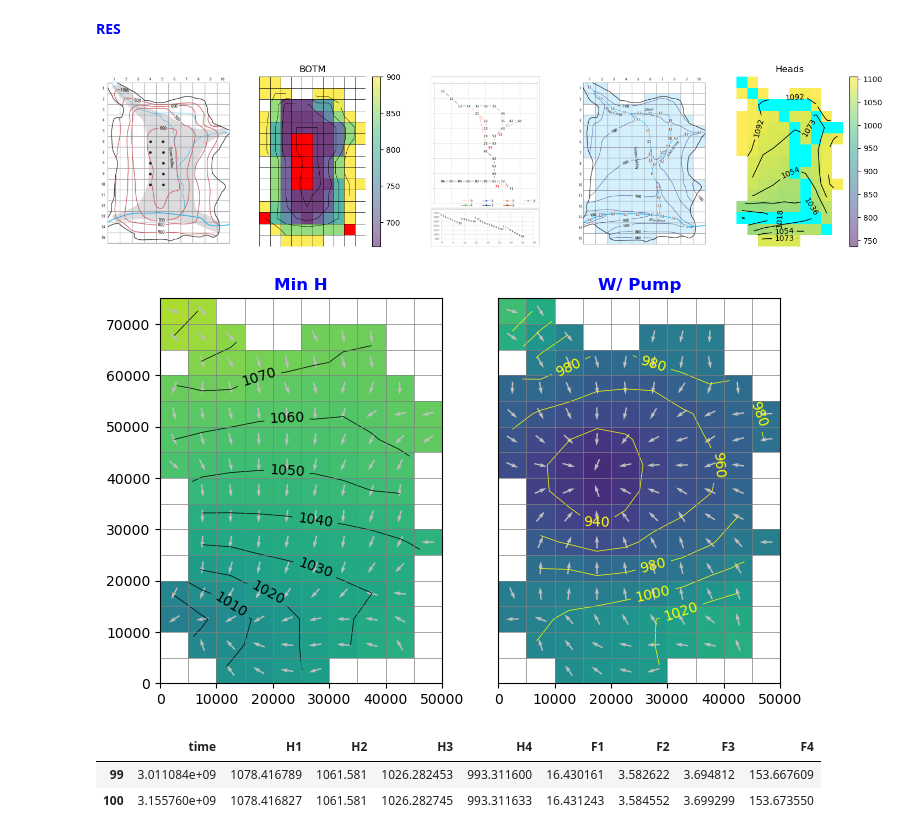
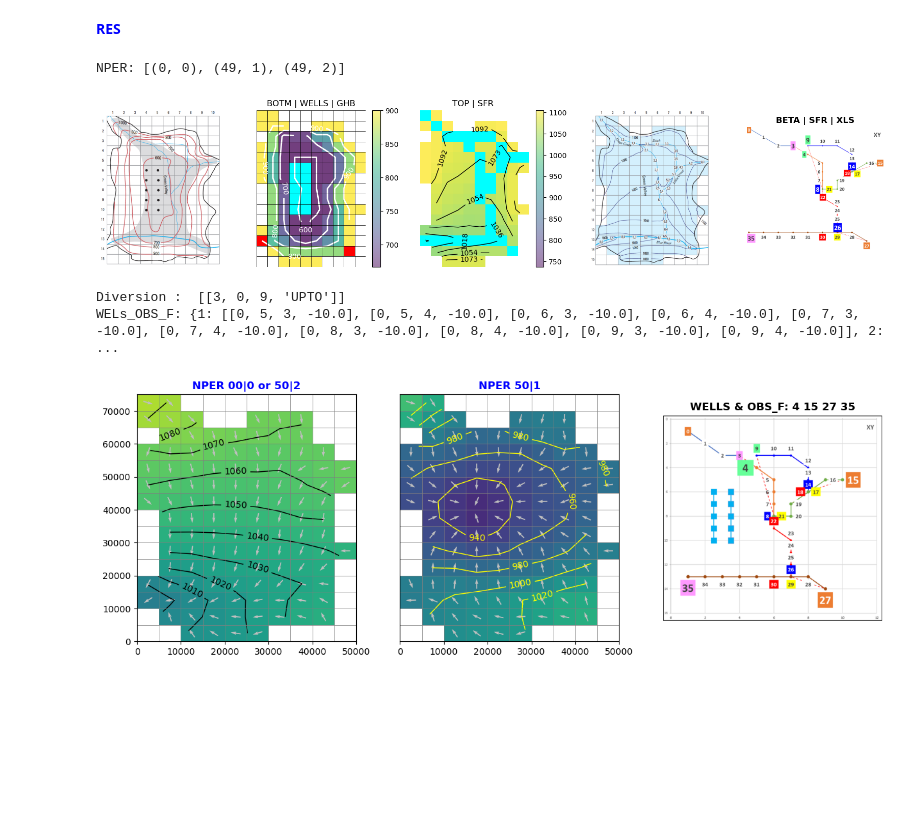
Before and after one commit to grossiRM/Beta-Me, a Jupyter notebook: MF6/11_ex-gwf-sfr-p01_b.ipynb, the cells around one changed output. Cells and saved outputs as stored; diff of their text form; code cells hidden in the pictures; blank space fills up the shorter version.

```diff
--- a/MF6/11_ex-gwf-sfr-p01_b.ipynb
+++ b/MF6/11_ex-gwf-sfr-p01_b.ipynb
@@ -48,45 +55,43 @@ scenario()
 # %% [markdown]
 <font color='blue'> **RES** </font>
 # %%
-sim = flopy.mf6.MFSimulation.load (sim_ws = T11b , verbosity_level=0)  ;ML=sim.get_model("e11");HOBJ=ML.output.head();COBJ=ML.output.budget();kstpkper=HOBJ.get_kstpkper()
+sim = flopy.mf6.MFSimulation.load (sim_ws = T11b , verbosity_level=0)  ;ML=sim.get_model("e11");HOBJ=ML.output.head();COBJ=ML.output.budget();kstpkper=HOBJ.get_kstpkper() ; print('NPER:',kstpkper)
 SA =np.max(TOP)-np.min(TOP)     ;LT=np.arange(np.min(TOP[0]),np.max(TOP[0]), SA/60)  ;SB=np.max(BOTM)-np.min(BOTM)              ; LEV=np.arange(np.min(BOTM[0]), np.max(BOTM[0]), SB/10)
 
 Y0=0; head0 = HOBJ.get_data(kstpkper=kstpkper[Y0])    ;QX0,QY0,qz=flopy.utils.postprocessing.get_specific_discharge(COBJ.get_data(text="DATA-SPDIS", kstpkper=kstpkper[Y0])[0], ML)
 Y1=1; head1 = HOBJ.get_data(kstpkper=kstpkper[Y1])    ;QX1,QY1,qz=flopy.utils.postprocessing.get_specific_discharge(COBJ.get_data(text="DATA-SPDIS", kstpkper=kstpkper[Y1])[0], ML)
+# %% [output]
+NPER: [(0, 0), (49, 1), (49, 2)]
 # %%
-fig = plt.figure(figsize=(18, 4), dpi=100)
-ax = fig.add_subplot(151)            ;image=plt.imread(REF1/'SRF1.png') ;ax.imshow(image) ;ax.axis('off')
-ax = fig.add_subplot(152)            ; ax.set_title("BOTM") # ________________________________________________________________________________________________________________________________
-mm=flopy.plot.PlotMapView(ML,ax=ax)  ; CO=mm.plot_array(BOTM,vmin=np.max(BOTM[0])/1.5,vmax=np.max(BOTM[0])*.9,masked_values=(0,1e30,-1e30),alpha=0.5) ; cbar=plt.colorbar(CO,ax=ax,format="%.0f")
-ct = mm.contour_array(BOTM,levels=LEV,linewidths=0.5,linestyles="-",colors="black",masked_values=(0, 1e30, -1e30)) ; mm.plot_bc("GHB", color="red")  ; mm.plot_bc("WEL",color="red",kper=1)
-mm.plot_grid(lw=0.5, color="black")  ; plt.axis('off')  ;
+fig = plt.figure(figsize=(20, 4), dpi=100)                                                               ; VMIN=np.max(BOTM[0])/1.5 ; VMAX=np.max(BOTM[0])*.9
+ax = fig.add_subplot(151)            ; image=plt.imread(REF1/'SRF1.png')     ; ax.imshow(image) ;ax.axis('off')
+ax = fig.add_subplot(152)            ; mm=flopy.plot.PlotMapView(ML,ax=ax)   ; CO=mm.plot_array(BOTM ,vmin=VMIN                 ,vmax=VMAX,masked_values=(0,1e30,-1e30),alpha=0.5)
+cbar=plt.colorbar(CO,ax=ax,format="%.0f")    ; plt.axis('off')               ; CW= mm.contour_array(BOTM,levels=LEV,linewidths=2,linestyles="-",colors="white",masked_values=(0, 1e30, -1e30))
+mm.plot_bc("GHB", color="red")  ; mm.plot_bc("WEL",color="cyan",kper=1) ; ax.set_title("BOTM | WELLS | GHB")  ; mm.plot_grid(lw=0.5, color="black")  ; plt.clabel(CW, fmt="%1.0f")
 
-ax = fig.add_subplot(153)            ;image=plt.imread(REF1/'BXLS.png') ;ax.imshow(image) ;ax.axis('off')
-ax = fig.add_subplot(154)            ;image=plt.imread(REF1/'SRF2.png') ;ax.imshow(image) ;ax.axis('off')   #plt.subplots_adjust(left=0.01, right=0.9, top=0.9, bottom=0.1, wspace=0.4, hspace=0.6)
+ax = fig.add_subplot(153)            ; ax.set_title("TOP | SFR ")  ;plt.axis('off') ; # ______________________________________________________________________________________
+mm=flopy.plot.PlotMapView(ML,ax=ax)  ;TC=mm.plot_array(TOP,vmin=np.max(TOP[0])/1.5,vmax=np.max(TOP[0]),masked_values=(0,1e30,-1e30),alpha=0.5)       ; cbar=plt.colorbar(TC,ax=ax, format="%.0f")
+mm.plot_bc("SFR", color="cyan") ; CV = mm.contour_array(TOP,levels=LT,linewidths=1,linestyles="-",colors="black",masked_values=(0, 1e30, -1e30))     ; plt.clabel(CV, fmt="%1.0f")
 
-ax = fig.add_subplot(155)            ; ax.set_title("Heads")  ;plt.axis('off') ; # ____________________________________________________________________________________________________________
-mm=flopy.plot.PlotMapView(ML,ax=ax)  ;TC=mm.plot_array(TOP,vmin=np.max(TOP[0])/1.5,vmax=np.max(TOP[0]),masked_values=(0,1e30,-1e30),alpha=0.5)       ; cbar=plt.colorbar(TC,ax=ax, format="%.0f")
-mm.plot_bc("SFR", color="cyan") ; CV = mm.contour_array(TOP,levels=LT,linewidths=1,linestyles="-",colors="black",masked_values=(0, 1e30, -1e30))     ; plt.clabel(CV, fmt="%1.0f"); plt.show()
+ax = fig.add_subplot(154)            ;image=plt.imread(REF1/'SRF2.png') ;ax.imshow(image) ;ax.axis('off')
+ax = fig.add_subplot(155)            ;image=plt.imread(REF1/'BXLS.png') ;ax.imshow(image) ;ax.axis('off')     ; ax.set_title("BETA | SFR | XLS",fontweight="bold") ; plt.show()
 
-import xlwings as xw ; wb = xw.Book('E:/15_REPOS/02_Beta-Me/Beta_xls/11_15_51_SFR.xlsx')  ; wb.sheets['b'].activate()     ;
+print('Diversion : ', SFR_D)   ; print('WELs_OBS_F:', WEL_S) #import xlwings as xw ; wb = xw.Book('E:/15_REPOS/02_Beta-Me/Beta_xls/11_15_51_SFR.xlsx')  ; wb.sheets['b'].activate()
 # %% [output]
-[figure, old version]
+[figure, new version]
+Diversion :  [[3, 0, 9, 'UPTO']]
+WELs_OBS_F: {1: [[0, 5, 3, -10.0], [0, 5, 4, -10.0], [0, 6, 3, -10.0], [0, 6, 4, -10.0], [0, 7, 3, -10.0], [0, 7, 4, -10.0], [0, 8, 3, -10.0], [0, 8, 4, -10.0], [0, 9, 3, -10.0], [0, 9, 4, -10.0]], 2: ...
 # %%
-fig = plt.figure(figsize=(8, 5))     ;extents = (0.0,delr*ncol,0.0,delc*nrow)             # ; print('Min H', round(np.min(head0[0]),0), '____ Min H pump',round(np.min(head1[0]),0))
-ax = fig.add_subplot(121)   # _______________________________________________________________________________________________________
-ax.set_title('Min H',fontweight='bold', color='blue')  ;mm=flopy.plot.PlotMapView(ML,ax=ax,extent=extents)  ;HC=mm.plot_array(head0,vmin=900,vmax=1120,masked_values=(0,1e30,-1e30))
-CV = mm.contour_array(head0,levels=np.arange(900, 1100, 10),linewidths=0.5,linestyles="-",colors="black",masked_values=(0, 1e30, -1e30))
+fig = plt.figure(figsize=(15, 5))     ;extents = (0.0,delr*ncol,0.0,delc*nrow)             # ; print('Min H', round(np.min(head0[0]),0), '____ Min H pump',round(np.min(head1[0]),0))
+ax = fig.add_subplot(131)   # _______________________________________________________________________________________________________
+mm=flopy.plot.PlotMapView(ML,ax=ax,extent=extents)  ;HC=mm.plot_array(head0,vmin=900,vmax=1120,masked_values=(0,1e30,-1e30))     ;ax.set_title('NPER 00|0 or 50|2',fontweight='bold', color='blue')
+CV = mm.contour_array(head0,levels=np.arange(900, 1100, 10),linewidths=1,linestyles="-",colors="black",masked_values=(0, 1e30, -1e30))
 plt.clabel(CV, fmt="%1.0f") ; mm.plot_vector(QX0, QY0, normalize=True, color="0.75")   ;mm.plot_grid(lw=0.5)
-ax = fig.add_subplot(122)   # _______________________________________________________________________________________________________
-ax.set_title('W/ Pump',fontweight='bold',color='b')   ;mn = flopy.plot.PlotMapView(ML,ax=ax,extent=extents) ;HC=mn.plot_array(head1,vmin=900,vmax=1120,masked_values=(0, 1e30,-1e30))
-CV = mn.contour_array(head1,levels=np.arange(900, 1100, 20),linewidths=0.5,linestyles="-",colors="yellow",masked_values=(0, 1e30, -1e30))
-plt.clabel(CV, fmt="%1.0f") ; mn.plot_vector(QX1, QY1, normalize=True, color="0.75")   ;mn.plot_grid(lw=0.5)                               ; ax.yaxis.set_visible(False) ; plt.show()
+ax = fig.add_subplot(132)   # _______________________________________________________________________________________________________
+mn = flopy.plot.PlotMapView(ML,ax=ax,extent=extents) ;HC=mn.plot_array(head1,vmin=900,vmax=1120,masked_values=(0, 1e30,-1e30))   ;ax.set_title('NPER 50|1',fontweight='bold',color='b')
+CV = mn.contour_array(head1,levels=np.arange(900, 1100, 20),linewidths=1,linestyles="-",colors="yellow",masked_values=(0, 1e30, -1e30))
+plt.clabel(CV, fmt="%1.0f") ; mn.plot_vector(QX1, QY1, normalize=True, color="0.75")   ;mn.plot_grid(lw=0.5)                               ; ax.yaxis.set_visible(False)
+ax = fig.add_subplot(133)   ; image=plt.imread(REF1/'BXLS_2.png') ;ax.imshow(image) ;ax.axis('off')         ; ax.set_title("WELLS & OBS_F: 4 15 27 35",fontweight="bold") ; plt.show()
 # %% [output]
-[figure, old version]
+[figure, new version]
-# %%
-DF = pd.read_csv(T11b/'e11.sfr.obs.csv') ; DF['F1']=DF['F1']*-1 ;DF['F2']=DF['F2']*-1 ;DF['F3']=DF['F3']*-1;DF['F4']=DF['F4']*-1; DF.tail(2)
-# %% [output]
-|  | time | H1 | H2 | H3 | H4 | F1 | F2 | F3 | F4 |
-| 99 | 3.011084e+09 | 1078.416789 | 1061.581 | 1026.282453 | 993.311600 | 16.430161 | 3.582622 | 3.694812 | 153.667609 |
-| 100 | 3.155760e+09 | 1078.416827 | 1061.581 | 1026.282745 | 993.311633 | 16.431243 | 3.584552 | 3.699299 | 153.673550 |
 # %%
```
Also changed, not shown: parts of 8 cells of this notebook, 15 other files.
